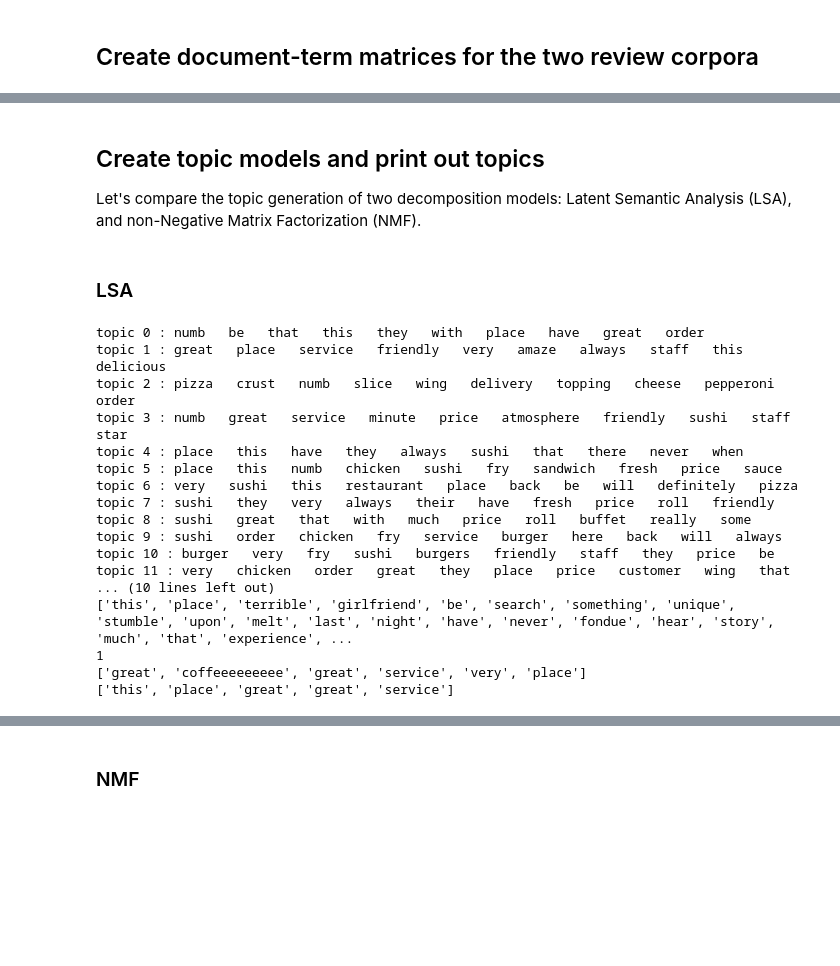
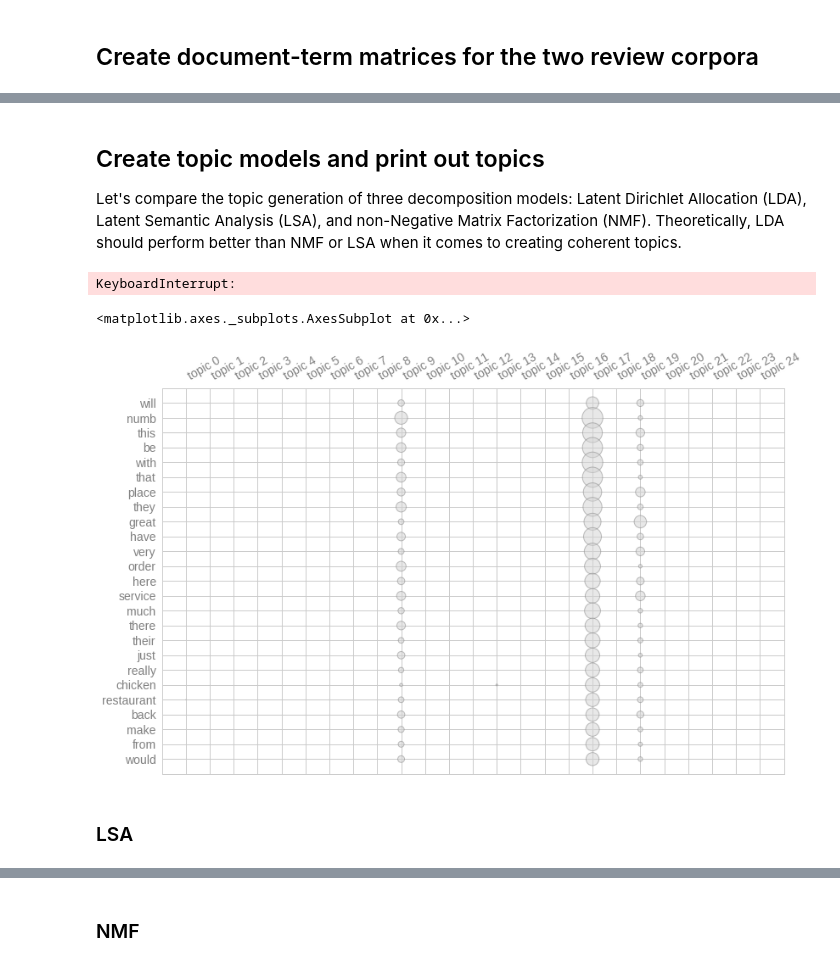
Before and after one commit to gd32/yelp_topic_modeling, a Jupyter notebook: notebooks/03_Vectorization_and_Topic_Analysis.ipynb, the cells around one changed output, grey strips where cells are left out. Cells and saved outputs as stored; diff of their text form; code cells hidden in the pictures; blank space fills up the shorter version.

Commit message:
Updated topic modeling

```diff
--- a/notebooks/03_Vectorization_and_Topic_Analysis.ipynb
+++ b/notebooks/03_Vectorization_and_Topic_Analysis.ipynb
@@ -32,6 +35,7 @@ vectorizer = TfidfVectorizer(analyzer='word',
                              tokenizer=identity,
                              preprocessor=identity,
                              token_pattern=None,
+                             strip_accents='ascii',
                              min_df=5,
                              max_df=0.95,
                              max_features=100000)
@@ -46,5 +50,5 @@ Wall time: 1min 40s
 # %% [markdown]
 ## Create topic models and print out topics
 
-Let's compare the topic generation of two decomposition models: Latent Semantic Analysis (LSA), and non-Negative Matrix Factorization (NMF).
+Let's compare the topic generation of three decomposition models: Latent Dirichlet Allocation (LDA), Latent Semantic Analysis (LSA), and non-Negative Matrix Factorization (NMF). Theoretically, LDA should perform better than NMF or LSA when it comes to creating coherent topics.
 # %%
@@ -60,35 +60,18 @@ def topic_model(input_matrix, model_name, n_topics):
         print(topic_idx)
         for j in top_docs:
             print(rests[j])
+# %%
+%%time
+lda = textacy.TopicModel('lda', n_topics=25)
+lda.fit(doc_term_matrix)
+doc_topic_matrix = lda.transform(doc_term_matrix)
+topics_and_top_docs(lda, doc_topic_matrix, topics=[num for num in range(0, 25, 1)])
+# %% [output]
+KeyboardInterrupt:
+# %%
+lda.termite_plot(doc_term_matrix, vectorizer.get_feature_names(), topics=[num for num in range(0, 25, 1)])
+# %% [output]
+<matplotlib.axes._subplots.AxesSubplot at 0x...>
+[figure, added]
 # %% [markdown]
 ### LSA
-# %%
-model = textacy.TopicModel(model_name, n_topics=n_topics)
-model.fit(input_matrix)
-doc_topic_matrix = model.transform(input_matrix)
-
-for topic_idx, top_terms in model.top_topic_terms(vectorizer.get_feature_names()):
-    print('topic', topic_idx, ':', '   '.join(top_terms))
-
-for topic_idx, top_docs in model.top_topic_docs(doc_topic_matrix, topics=[0,1], top_n=2):
-    print(topic_idx)
-    for j in top_docs:
-        print(rests[j])
-# %% [output]
-topic 0 : numb   be   that   this   they   with   place   have   great   order
-topic 1 : great   place   service   friendly   very   amaze   always   staff   this   delicious
-topic 2 : pizza   crust   numb   slice   wing   delivery   topping   cheese   pepperoni   order
-topic 3 : numb   great   service   minute   price   atmosphere   friendly   sushi   staff   star
-topic 4 : place   this   have   they   always   sushi   that   there   never   when
-topic 5 : place   this   numb   chicken   sushi   fry   sandwich   fresh   price   sauce
-topic 6 : very   sushi   this   restaurant   place   back   be   will   definitely   pizza
-topic 7 : sushi   they   very   always   their   have   fresh   price   roll   friendly
-topic 8 : sushi   great   that   with   much   price   roll   buffet   really   some
-topic 9 : sushi   order   chicken   fry   service   burger   here   back   will   always
-topic 10 : burger   very   fry   sushi   burgers   friendly   staff   they   price   be
-topic 11 : very   chicken   order   great   they   place   price   customer   wing   that
-... (10 lines left out)
-['this', 'place', 'terrible', 'girlfriend', 'be', 'search', 'something', 'unique', 'stumble', 'upon', 'melt', 'last', 'night', 'have', 'never', 'fondue', 'hear', 'story', 'much', 'that', 'experience', ...
-1
-['great', 'coffeeeeeeeee', 'great', 'service', 'very', 'place']
-['this', 'place', 'great', 'great', 'service']
```
Also changed, not shown: parts of 13 cells of this notebook, 1 other file.
